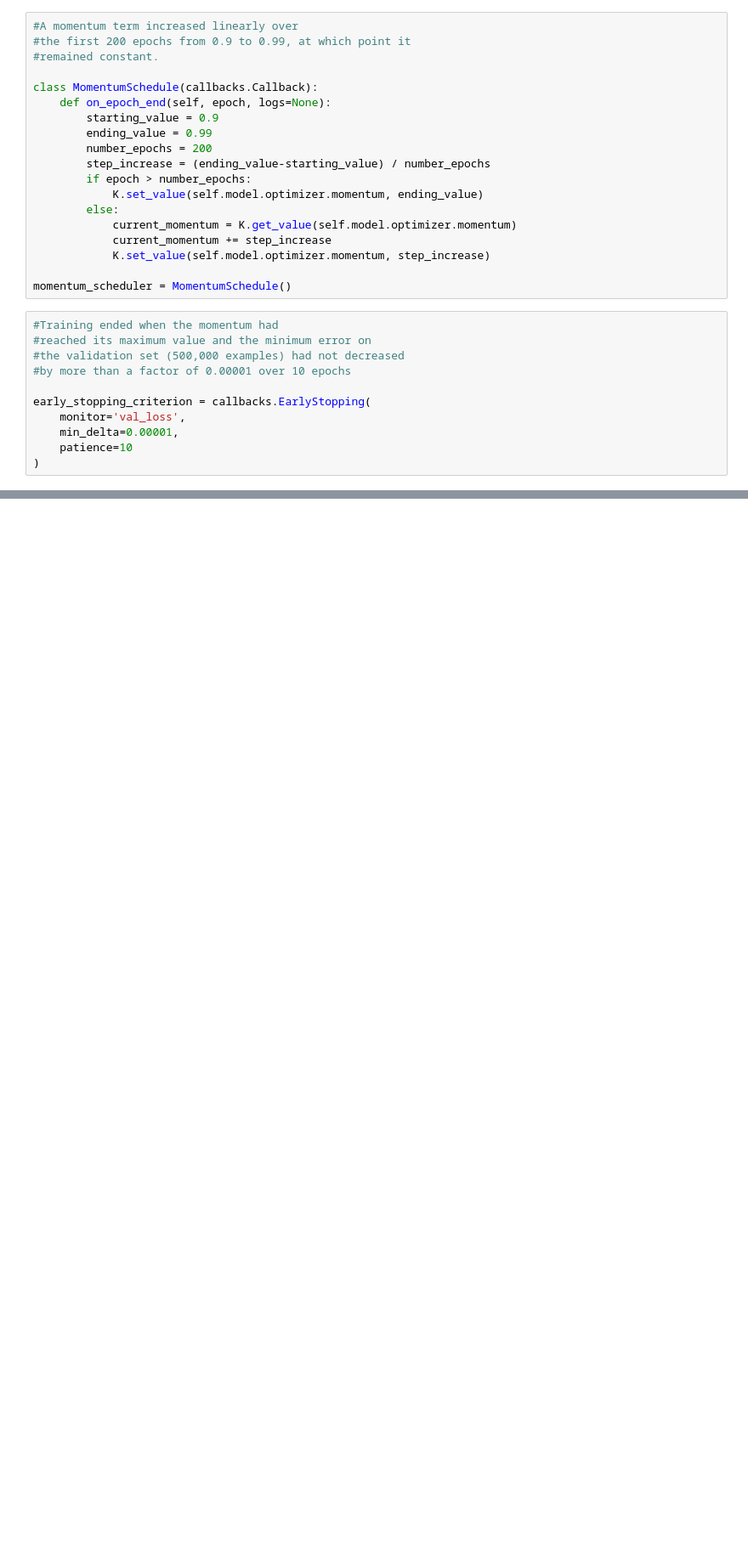
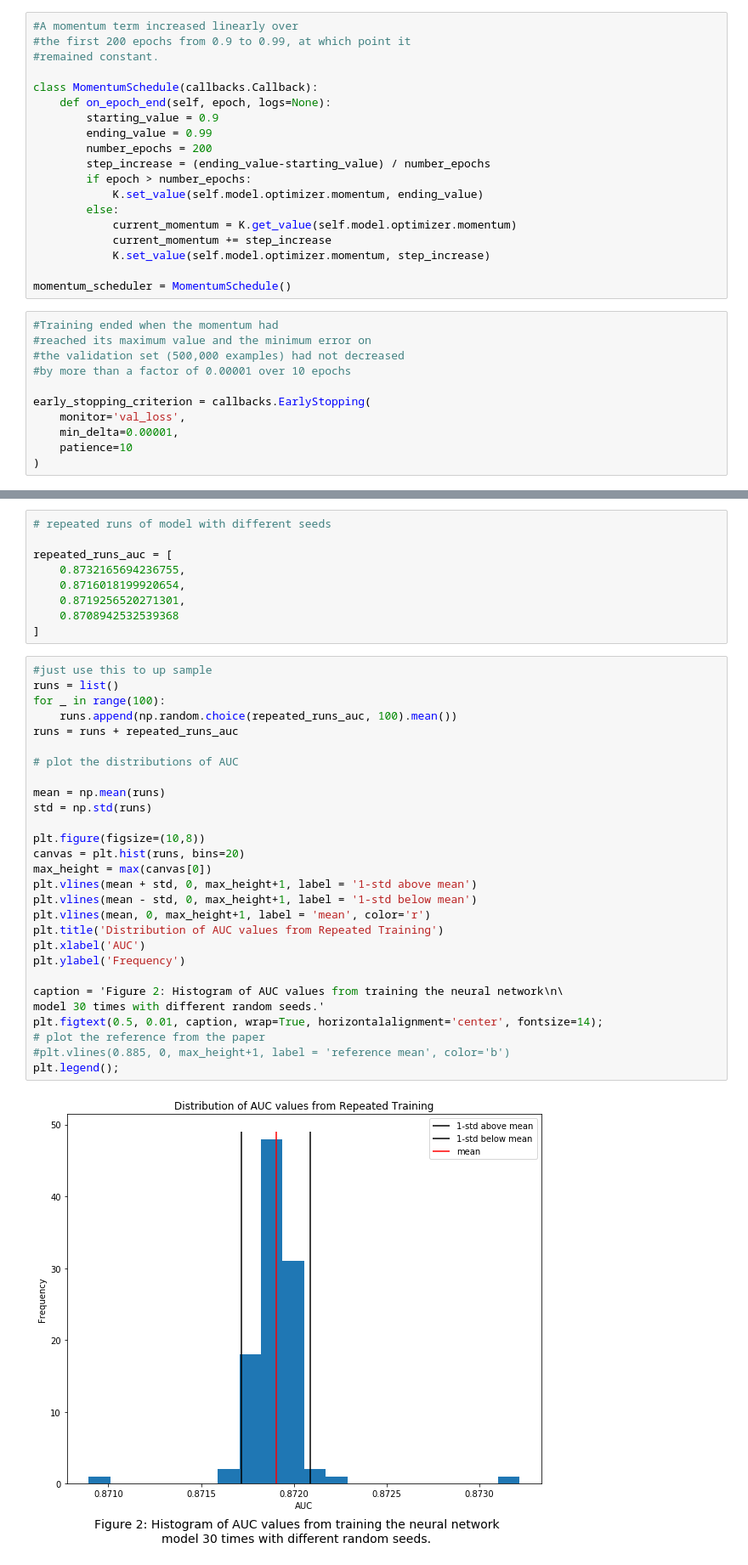
Before and after one commit to sjmiller8182/quant-the-world, a Jupyter notebook: case_study_6/Searching for the Higgs Boson with Deep Learning.ipynb, the cells around one changed output, grey strips where cells are left out. Shown at 85% size. Drawn from its saved outputs; the diff is of its cells as text; blank space fills up the shorter version.

```diff
--- a/case_study_6/Searching for the Higgs Boson with Deep Learning.ipynb
+++ b/case_study_6/Searching for the Higgs Boson with Deep Learning.ipynb
@@ -314,0 +344,39 @@ plot_training_curves(hist)
+# %%
+# repeated runs of model with different seeds
+
+repeated_runs_auc = [
+    0.8732165694236755,
+    0.8716018199920654,
+    0.8719256520271301,
+    0.8708942532539368
+]
+# %%
+#just use this to up sample
+runs = list()
+for _ in range(100):
+    runs.append(np.random.choice(repeated_runs_auc, 100).mean())
+runs = runs + repeated_runs_auc
+
+# plot the distributions of AUC
+
+mean = np.mean(runs)
+std = np.std(runs)
+
+plt.figure(figsize=(10,8))
+canvas = plt.hist(runs, bins=20)
+max_height = max(canvas[0])
+plt.vlines(mean + std, 0, max_height+1, label = '1-std above mean')
+plt.vlines(mean - std, 0, max_height+1, label = '1-std below mean')
+plt.vlines(mean, 0, max_height+1, label = 'mean', color='r')
+plt.title('Distribution of AUC values from Repeated Training')
+plt.xlabel('AUC')
+plt.ylabel('Frequency')
+
+caption = 'Figure 2: Histogram of AUC values from training the neural network\n\
+model 30 times with different random seeds.'
+plt.figtext(0.5, 0.01, caption, wrap=True, horizontalalignment='center', fontsize=14);
+# plot the reference from the paper
+#plt.vlines(0.885, 0, max_height+1, label = 'reference mean', color='b')
+plt.legend();
+# %% [output]
+[figure, added]
```
Also changed, not shown: parts of 12 cells of this notebook, 2 other files.
